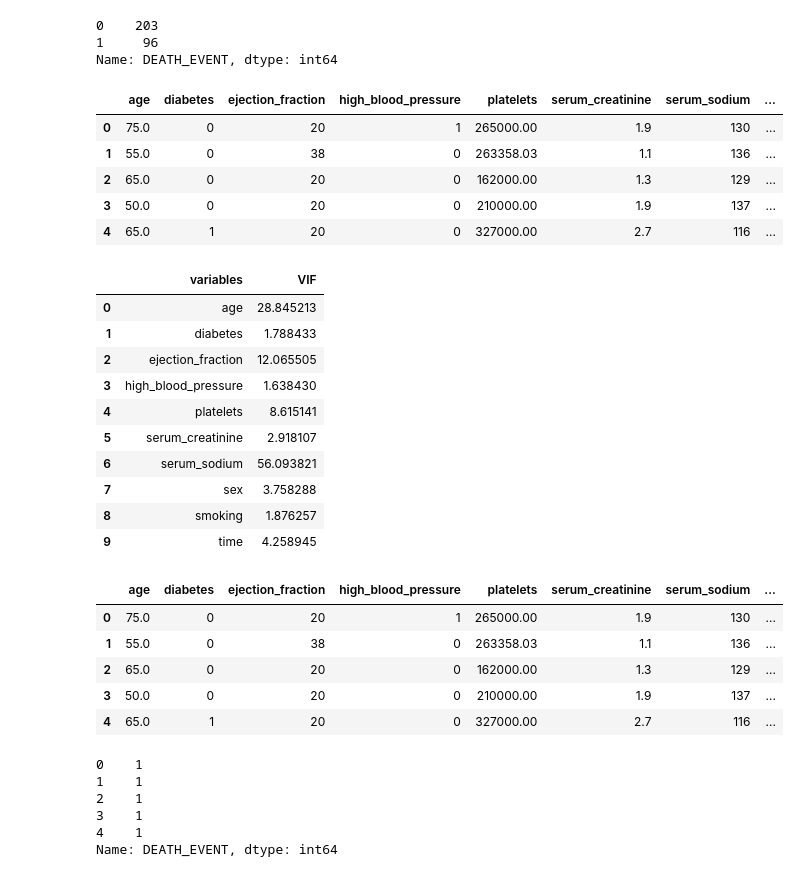
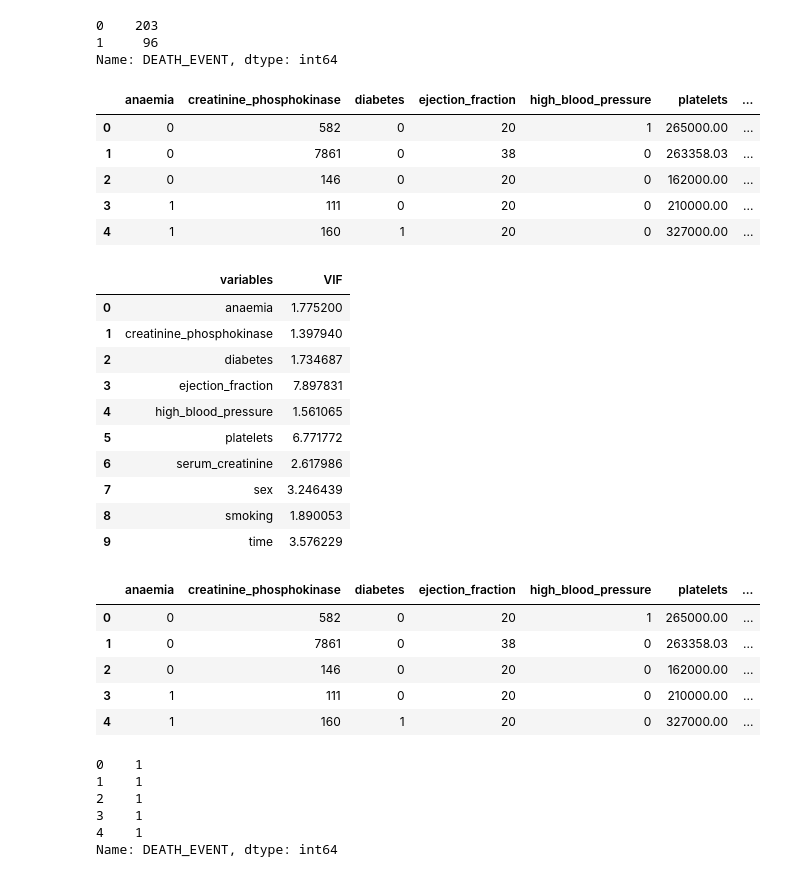
Before and after one commit to JoyitaH/Project, a Jupyter notebook: Heart Failure_ML.ipynb, the cells around one changed output. Drawn from its saved outputs; the diff is of its cells as text; code cells hidden in the pictures.

```diff
--- a/Heart Failure_ML.ipynb
+++ b/Heart Failure_ML.ipynb
@@ -41,15 +41,15 @@ df["DEATH_EVENT"].value_counts()
 1     96
 Name: DEATH_EVENT, dtype: int64
 # %%
-df.drop(["anaemia", "creatinine_phosphokinase"], axis=1, inplace=True)
+df.drop(["age", "serum_sodium"], axis=1, inplace=True)
 df.head()
 # %% [output]
-|  | age | diabetes | ejection_fraction | high_blood_pressure | platelets | serum_creatinine | serum_sodium | ... |
-| 0 | 75.0 | 0 | 20 | 1 | 265000.00 | 1.9 | 130 | ... |
-| 1 | 55.0 | 0 | 38 | 0 | 263358.03 | 1.1 | 136 | ... |
-| 2 | 65.0 | 0 | 20 | 0 | 162000.00 | 1.3 | 129 | ... |
-| 3 | 50.0 | 0 | 20 | 0 | 210000.00 | 1.9 | 137 | ... |
-| 4 | 65.0 | 1 | 20 | 0 | 327000.00 | 2.7 | 116 | ... |
+|  | anaemia | creatinine_phosphokinase | diabetes | ejection_fraction | high_blood_pressure | platelets | ... |
+| 0 | 0 | 582 | 0 | 20 | 1 | 265000.00 | ... |
+| 1 | 0 | 7861 | 0 | 38 | 0 | 263358.03 | ... |
+| 2 | 0 | 146 | 0 | 20 | 0 | 162000.00 | ... |
+| 3 | 1 | 111 | 0 | 20 | 0 | 210000.00 | ... |
+| 4 | 1 | 160 | 1 | 20 | 0 | 327000.00 | ... |
 # %%
 # Import Library for VIF
 from statsmodels.stats.outliers_influence import variance_inflation_factor
@@ -67,16 +67,16 @@ X = df.iloc[:,:-1]
 calc_vif(X)
 # %% [output]
 |  | variables | VIF |
-| 0 | age | 28.845213 |
-| 1 | diabetes | 1.788433 |
-| 2 | ejection_fraction | 12.065505 |
-| 3 | high_blood_pressure | 1.638430 |
-| 4 | platelets | 8.615141 |
-| 5 | serum_creatinine | 2.918107 |
-| 6 | serum_sodium | 56.093821 |
-| 7 | sex | 3.758288 |
-| 8 | smoking | 1.876257 |
-| 9 | time | 4.258945 |
+| 0 | anaemia | 1.775200 |
+| 1 | creatinine_phosphokinase | 1.397940 |
+| 2 | diabetes | 1.734687 |
+| 3 | ejection_fraction | 7.897831 |
+| 4 | high_blood_pressure | 1.561065 |
+| 5 | platelets | 6.771772 |
+| 6 | serum_creatinine | 2.617986 |
+| 7 | sex | 3.246439 |
+| 8 | smoking | 1.890053 |
+| 9 | time | 3.576229 |
 # %%
 #spliting independent features and target label
 X = df.iloc[:,:-1]  #independent features
@@ -84,12 +84,12 @@ Y = df["DEATH_EVENT"]  #dependent feature or target
 # %%
 X.head()
 # %% [output]
-|  | age | diabetes | ejection_fraction | high_blood_pressure | platelets | serum_creatinine | serum_sodium | ... |
-| 0 | 75.0 | 0 | 20 | 1 | 265000.00 | 1.9 | 130 | ... |
-| 1 | 55.0 | 0 | 38 | 0 | 263358.03 | 1.1 | 136 | ... |
-| 2 | 65.0 | 0 | 20 | 0 | 162000.00 | 1.3 | 129 | ... |
-| 3 | 50.0 | 0 | 20 | 0 | 210000.00 | 1.9 | 137 | ... |
-| 4 | 65.0 | 1 | 20 | 0 | 327000.00 | 2.7 | 116 | ... |
+|  | anaemia | creatinine_phosphokinase | diabetes | ejection_fraction | high_blood_pressure | platelets | ... |
+| 0 | 0 | 582 | 0 | 20 | 1 | 265000.00 | ... |
+| 1 | 0 | 7861 | 0 | 38 | 0 | 263358.03 | ... |
+| 2 | 0 | 146 | 0 | 20 | 0 | 162000.00 | ... |
+| 3 | 1 | 111 | 0 | 20 | 0 | 210000.00 | ... |
+| 4 | 1 | 160 | 1 | 20 | 0 | 327000.00 | ... |
 # %%
 Y.head()
 # %% [output]
```
Also changed, not shown: parts of 20 cells of this notebook.
